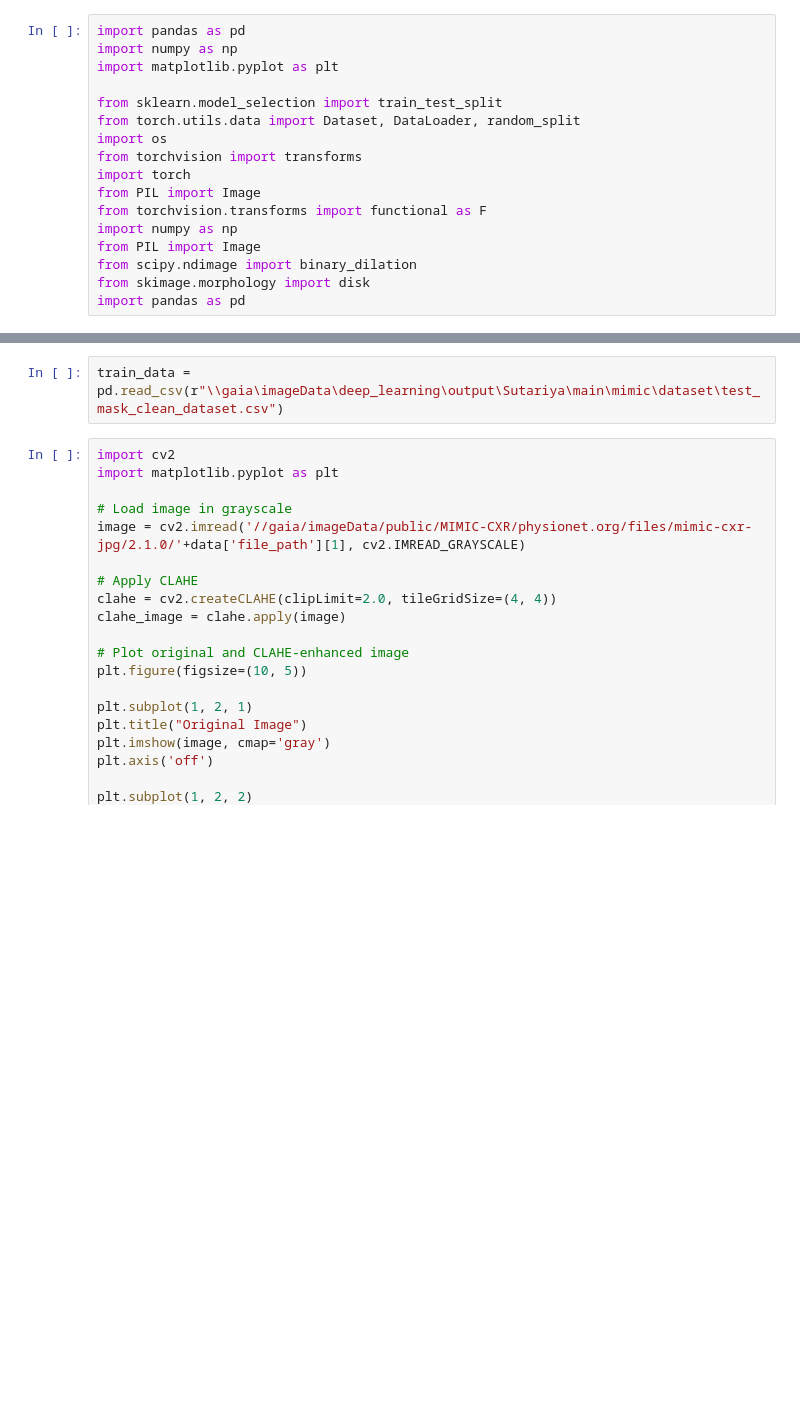
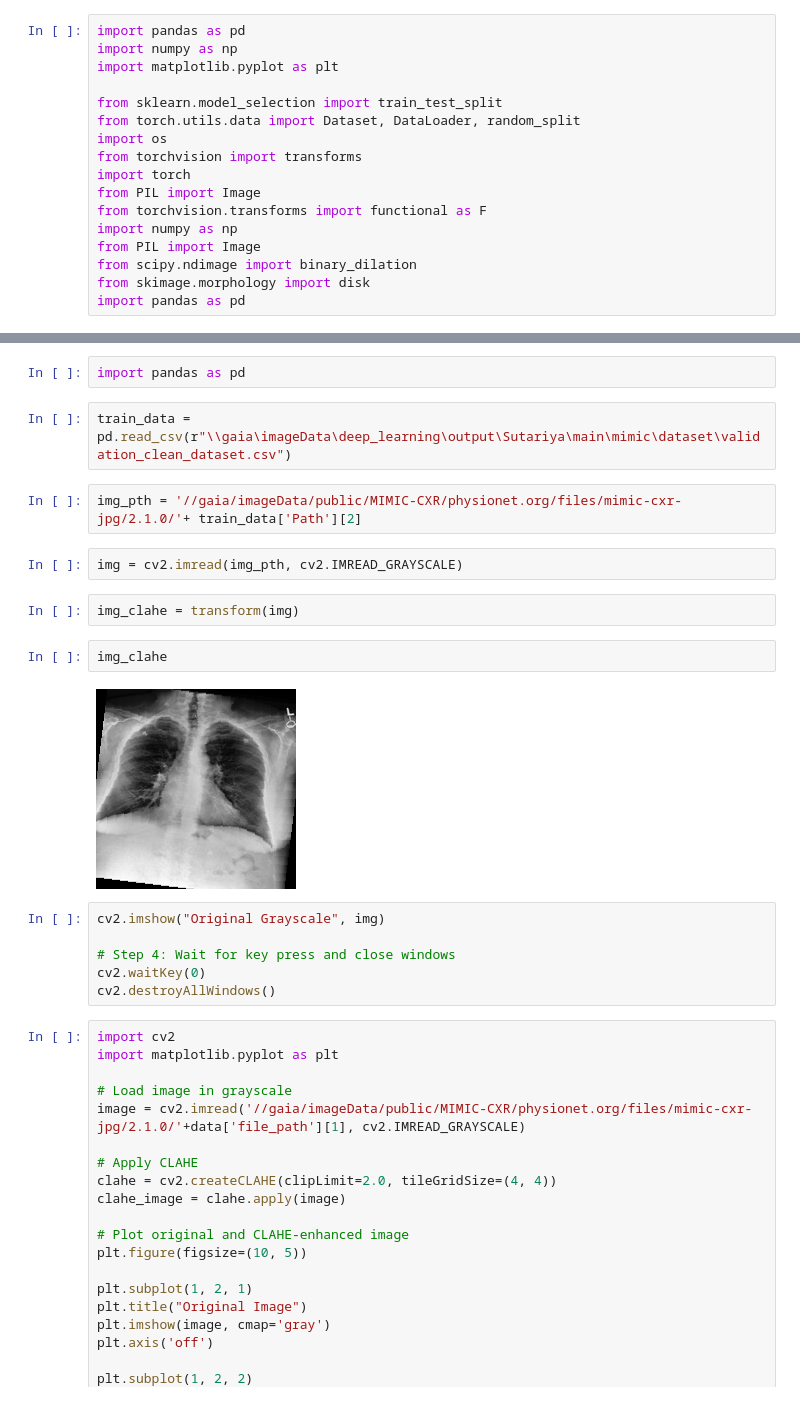
Before and after one commit to dishant24/BVM_Chest_X-Ray_Fair_AI, a Jupyter notebook: main.ipynb, the cells around one changed output, grey strips where cells are left out. Cells and saved outputs as stored; diff of their text form; blank space fills up the shorter version.

```diff
--- a/main.ipynb
+++ b/main.ipynb
@@ -18,5 +57,23 @@ import pandas as pd
+# %%
+import pandas as pd
 # %%
-train_data = pd.read_csv(r"\\gaia\imageData\deep_learning\output\Sutariya\main\mimic\dataset\test_mask_clean_dataset.csv")
+train_data = pd.read_csv(r"\\gaia\imageData\deep_learning\output\Sutariya\main\mimic\dataset\validation_clean_dataset.csv")
+# %%
+img_pth = '//gaia/imageData/public/MIMIC-CXR/physionet.org/files/mimic-cxr-jpg/2.1.0/'+ train_data['Path'][2]
+# %%
+img = cv2.imread(img_pth, cv2.IMREAD_GRAYSCALE)
+# %%
+img_clahe = transform(img)
+# %%
+img_clahe
+# %% [output]
+[figure, added]
+# %%
+cv2.imshow("Original Grayscale", img)
+
+# Step 4: Wait for key press and close windows
+cv2.waitKey(0)
+cv2.destroyAllWindows()
 # %%
 import cv2
 import matplotlib.pyplot as plt
```
Also changed, not shown: parts of 2 cells of this notebook, 6 other files.
